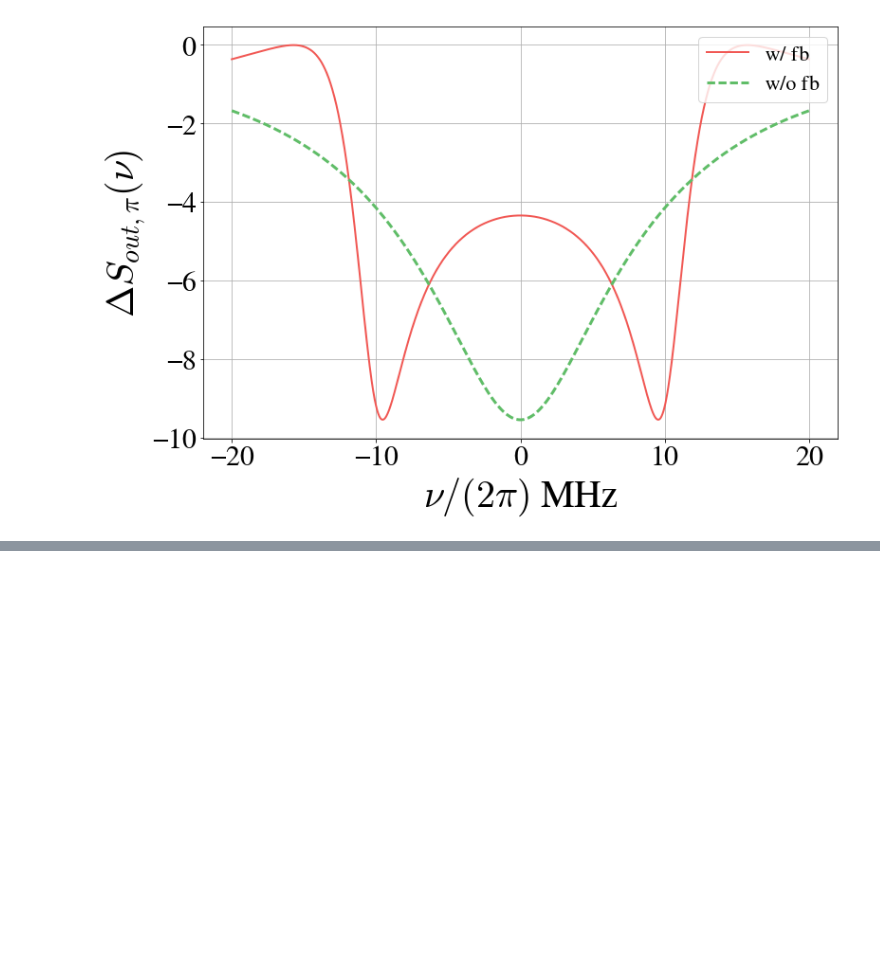
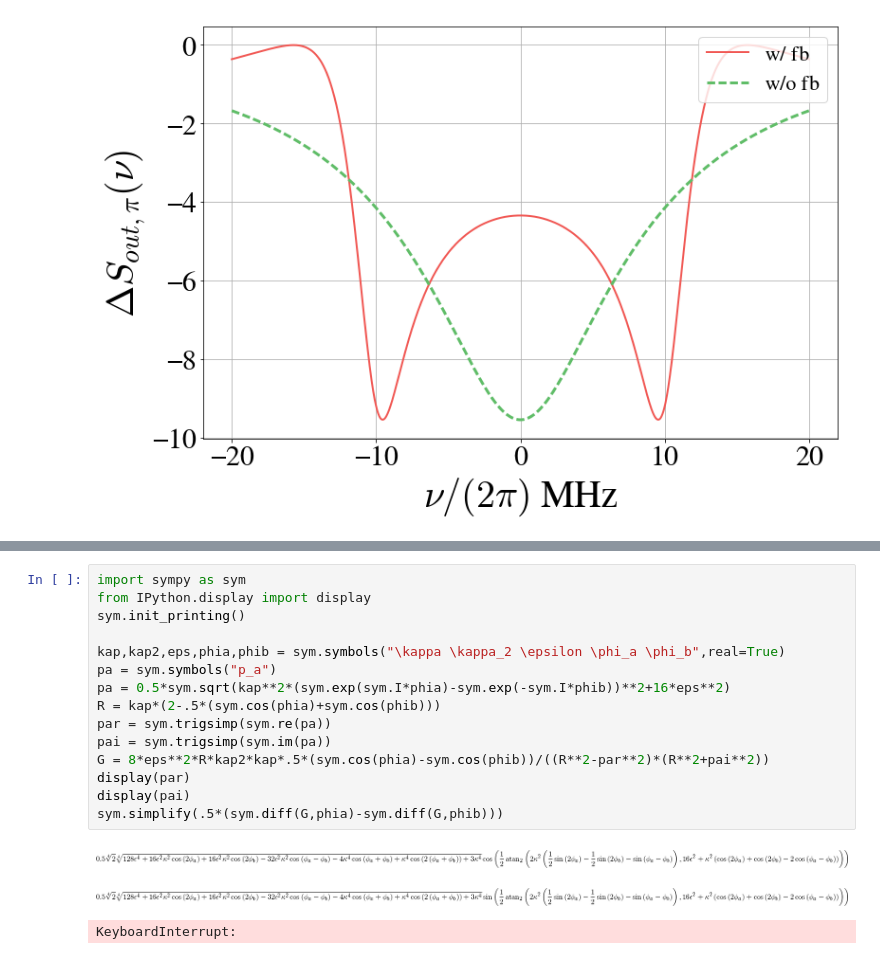
Before and after one commit to nemetniki/General-linear-model, a Jupyter notebook: NDPA_sensitivity.ipynb, the cells around one changed output, grey strips where cells are left out. Cells and saved outputs as stored; diff of their text form; blank space fills up the shorter version.

```diff
--- a/NDPA_sensitivity.ipynb
+++ b/NDPA_sensitivity.ipynb
@@ -489,0 +500,19 @@ plt.legend(fontsize=22,loc="upper right")
+# %%
+import sympy as sym
+from IPython.display import display
+sym.init_printing()
+
+kap,kap2,eps,phia,phib = sym.symbols("\kappa \kappa_2 \epsilon \phi_a \phi_b",real=True)
+pa = sym.symbols("p_a")
+pa = 0.5*sym.sqrt(kap**2*(sym.exp(sym.I*phia)-sym.exp(-sym.I*phib))**2+16*eps**2)
+R = kap*(2-.5*(sym.cos(phia)+sym.cos(phib)))
+par = sym.trigsimp(sym.re(pa))
+pai = sym.trigsimp(sym.im(pa))
+G = 8*eps**2*R*kap2*kap*.5*(sym.cos(phia)-sym.cos(phib))/((R**2-par**2)*(R**2+pai**2))
+display(par)
+display(pai)
+sym.simplify(.5*(sym.diff(G,phia)-sym.diff(G,phib)))
+# %% [output]
+[figure, added]
+[figure, added]
+KeyboardInterrupt:
```
Also changed, not shown: parts of 12 cells of this notebook, 2 other files.
